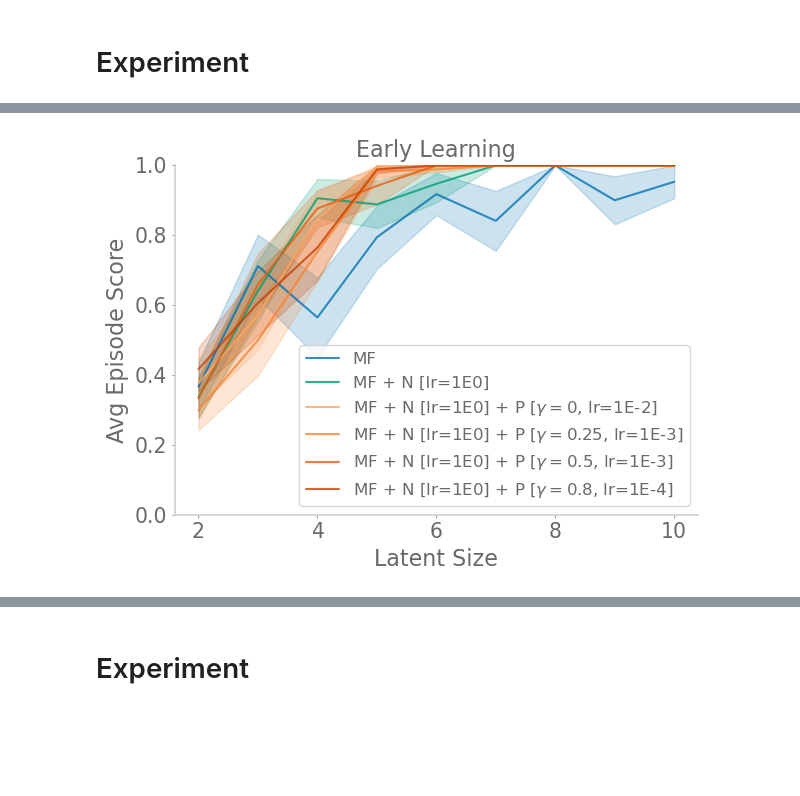
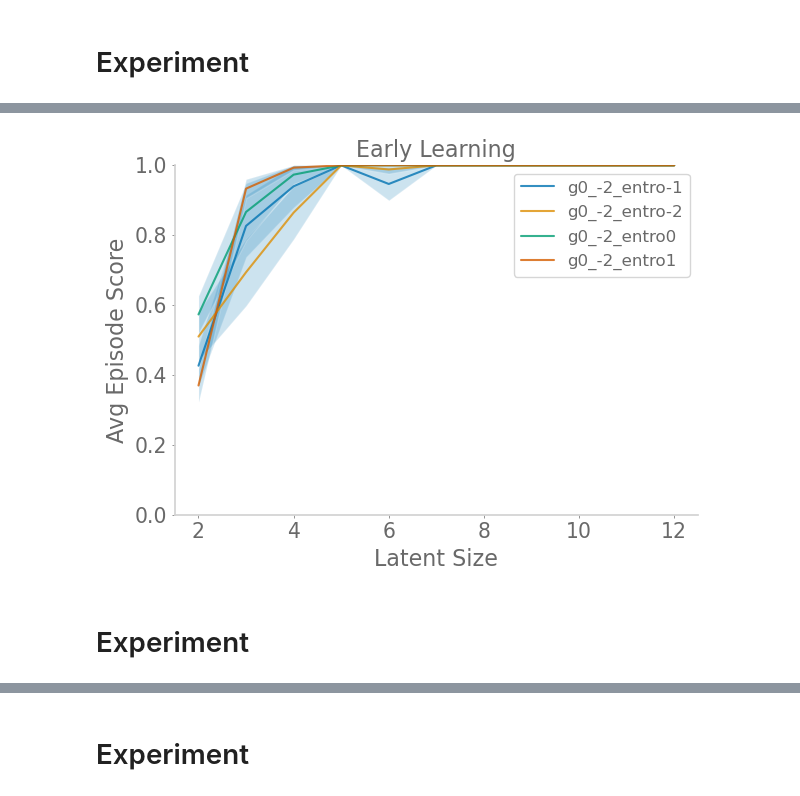
Before and after one commit to chingf/auxrl, a Jupyter notebook: notebooks/04-gridworld-sweep-results.ipynb, the cells around one changed output, grey strips where cells are left out. Drawn from its saved outputs; the diff is of its cells as text; code cells hidden in the pictures; blank space fills up the shorter version.

```diff
--- a/notebooks/04-gridworld-sweep-results.ipynb
+++ b/notebooks/04-gridworld-sweep-results.ipynb
@@ -129,21 +145,23 @@ task_df = get_df('new_gridworld8x8', zs, 'dm')
 # %%
 colors = cm.get_cmap('Oranges')
 c_steps = np.linspace(0.4, 0.8, 4, endpoint=True)
 plot(
     task_df, 'valid_score',
-    200,
+    350,
     smooth_line=False, smooth_n=20,
-    fnames=['mf0', 'entro-1', 'g0_-2_entro-2', 'g0.25_-3_entro-1', 'g0.5_-3_entro-1', 'g0.8_-4_entro0'],
-    fname_labels=[
-        'MF', 'MF + N [lr=1E0]',
-        'MF + N [lr=1E0] + P [$\gamma=0$, lr=1E-2]',
-        'MF + N [lr=1E0] + P [$\gamma=0.25$, lr=1E-3]',
-        'MF + N [lr=1E0] + P [$\gamma=0.5$, lr=1E-3]',
-        'MF + N [lr=1E0] + P [$\gamma=0.8$, lr=1E-4]'],
+    fnames=[ 'g0_-2_entro-1', 'g0_-2_entro-2', 'g0_-2_entro0', 'g0_-2_entro1',],
+#     fname_labels=[
+#         'MF', 'MF + N [lr=1E0]',
+#         'MF + N [lr=1E0] + P [$\gamma=0$, lr=1E-2]',
+#         'MF + N [lr=1E0] + P [$\gamma=0.25$, lr=1E-3]',
+#         'MF + N [lr=1E0] + P [$\gamma=0.5$, lr=1E-3]',
+#         'MF + N [lr=1E0] + P [$\gamma=0.8$, lr=1E-4]'],
     smooth_plot=False,
     figname='gridworld6x6_taskA_early',
-    colors=['C0', 'C2', colors(c_steps[0]), colors(c_steps[1]), colors(c_steps[2]), colors(c_steps[3])],
+    #colors=['C0', 'C2', colors(c_steps[0]), colors(c_steps[1]), colors(c_steps[2]), colors(c_steps[3])],
     plot_title='Early Learning', ylim=(0,1)
     )
 # %% [output]
-[figure, old version]
+[figure, new version]
+# %% [markdown]
+# Experiment
```
Also changed, not shown: parts of 9 cells of this notebook, 3 other files.
